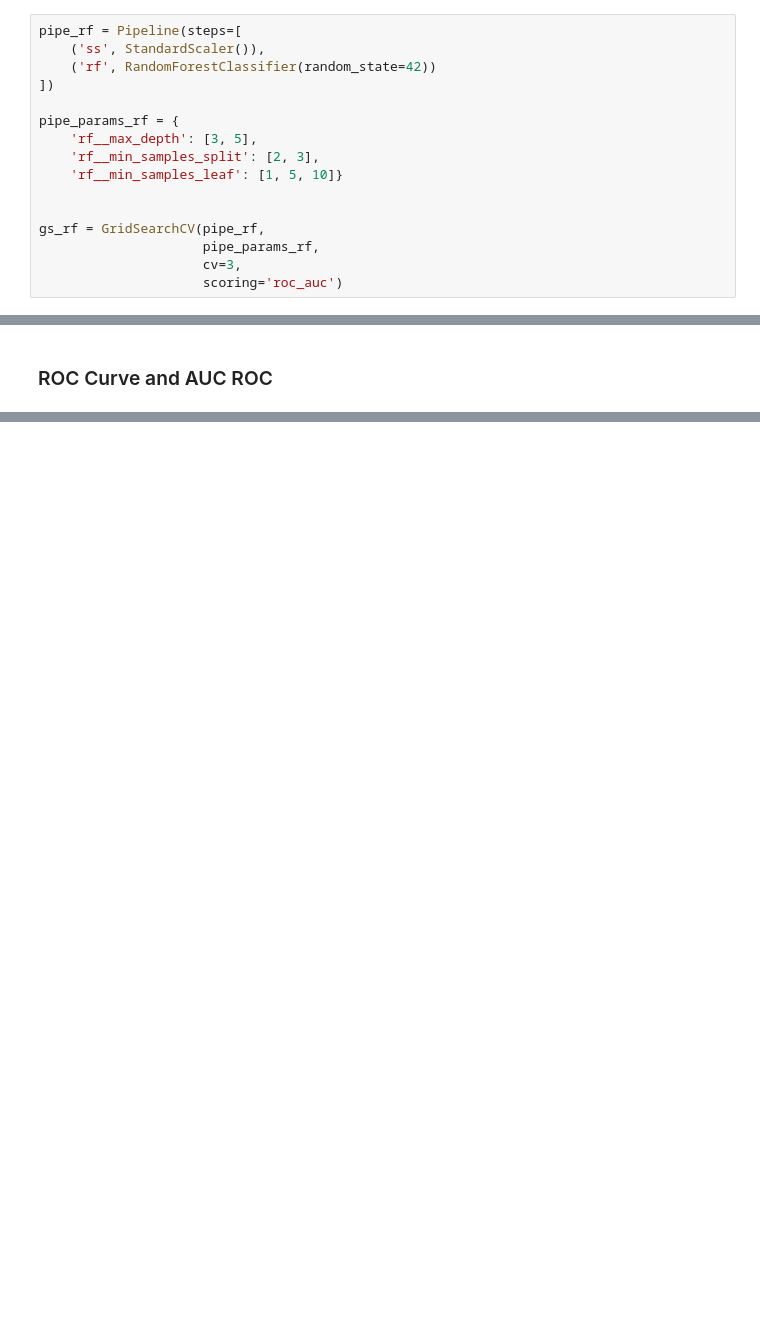
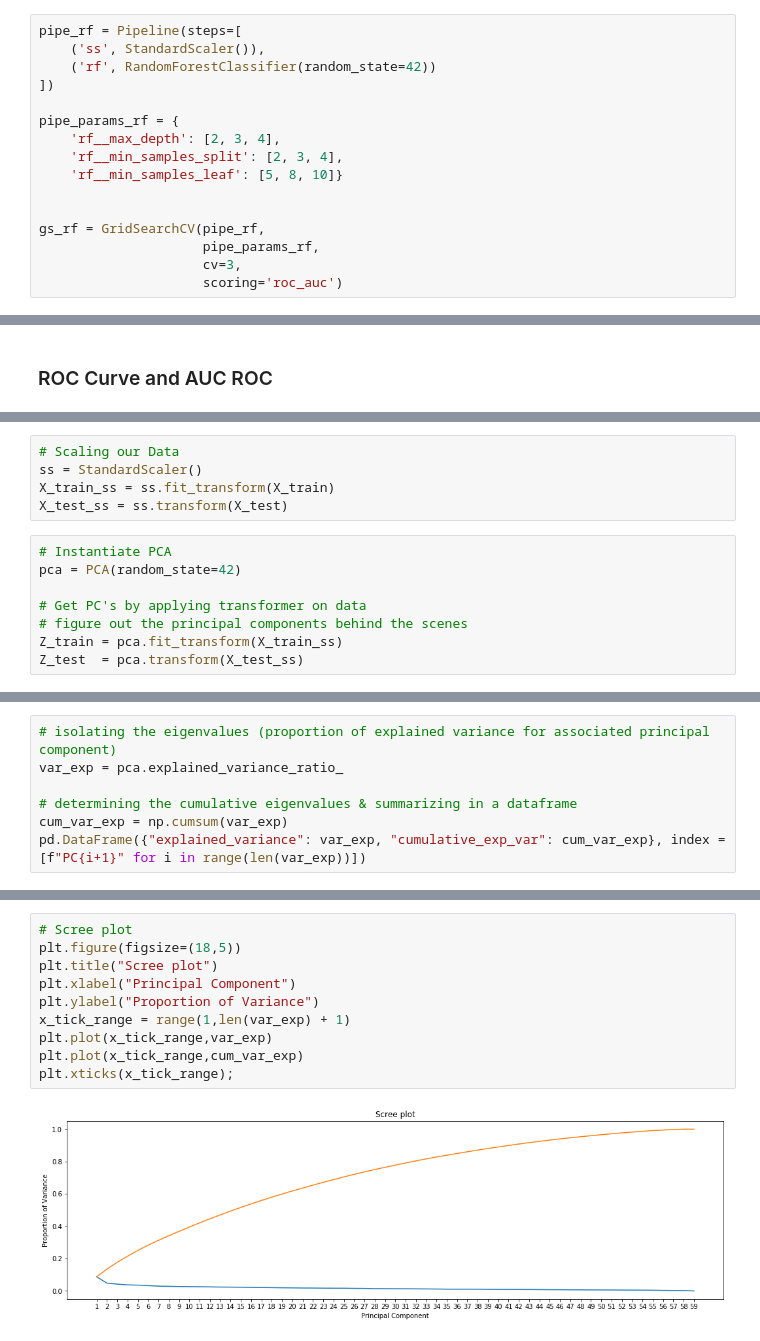
Before and after one commit to FredaXin/client_project, a Jupyter notebook: code/modeling_option_1.ipynb, the cells around one changed output, grey strips where cells are left out. Cells and saved outputs as stored; diff of their text form; blank space fills up the shorter version.

```diff
--- a/code/modeling_option_1.ipynb
+++ b/code/modeling_option_1.ipynb
@@ -456,9 +455,9 @@ pipe_rf = Pipeline(steps=[
 ])
 
 pipe_params_rf = {
-    'rf__max_depth': [3, 5],
-    'rf__min_samples_split': [2, 3],
-    'rf__min_samples_leaf': [1, 5, 10]}
+    'rf__max_depth': [2, 3, 4],
+    'rf__min_samples_split': [2, 3, 4],
+    'rf__min_samples_leaf': [5, 8, 10]}
 
 
 gs_rf = GridSearchCV(pipe_rf,
@@ -587,0 +623,13 @@ plt.legend(loc="lower right");
+# %%
+# Scaling our Data
+ss = StandardScaler()
+X_train_ss = ss.fit_transform(X_train)
+X_test_ss = ss.transform(X_test)
+# %%
+# Instantiate PCA
+pca = PCA(random_state=42)
+
+# Get PC's by applying transformer on data
+# figure out the principal components behind the scenes
+Z_train = pca.fit_transform(X_train_ss)
+Z_test  = pca.transform(X_test_ss)
@@ -587,0 +652,7 @@ plt.legend(loc="lower right");
+# %%
+# isolating the eigenvalues (proportion of explained variance for associated principal component)
+var_exp = pca.explained_variance_ratio_
+
+# determining the cumulative eigenvalues & summarizing in a dataframe
+cum_var_exp = np.cumsum(var_exp)
+pd.DataFrame({"explained_variance": var_exp, "cumulative_exp_var": cum_var_exp}, index = [f"PC{i+1}" for i in range(len(var_exp))])
@@ -587,0 +681,12 @@ plt.legend(loc="lower right");
+# %%
+# Scree plot
+plt.figure(figsize=(18,5))
+plt.title("Scree plot")
+plt.xlabel("Principal Component")
+plt.ylabel("Proportion of Variance")
+x_tick_range = range(1,len(var_exp) + 1)
+plt.plot(x_tick_range,var_exp)
+plt.plot(x_tick_range,cum_var_exp)
+plt.xticks(x_tick_range);
+# %% [output]
+[figure, added]
```
Also changed, not shown: parts of 119 cells of this notebook.
